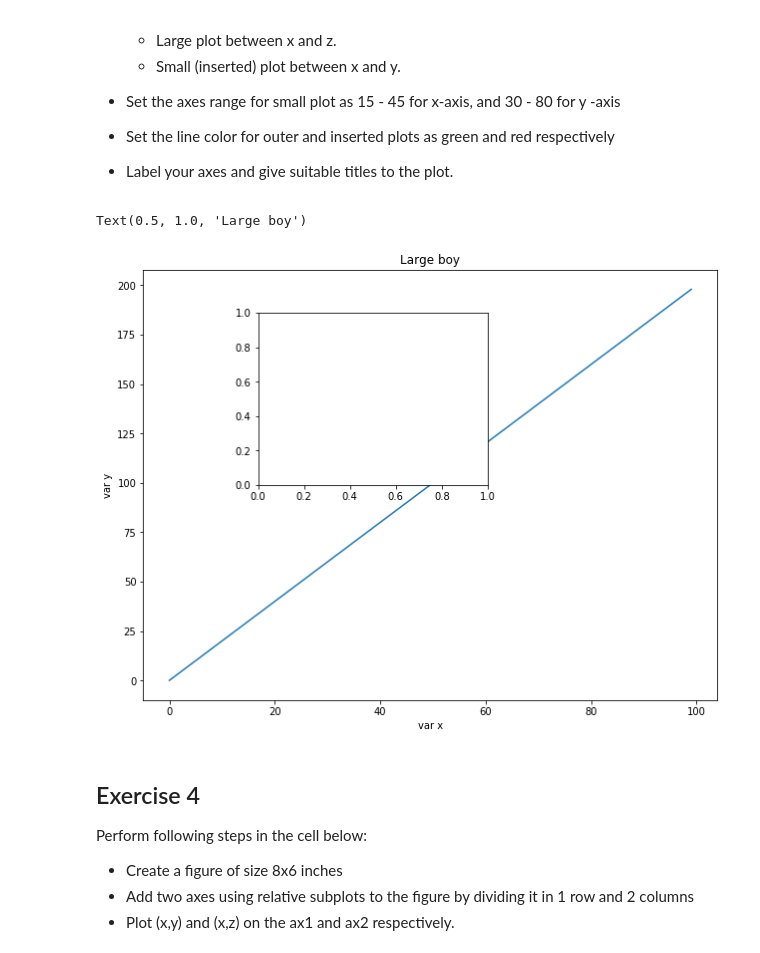
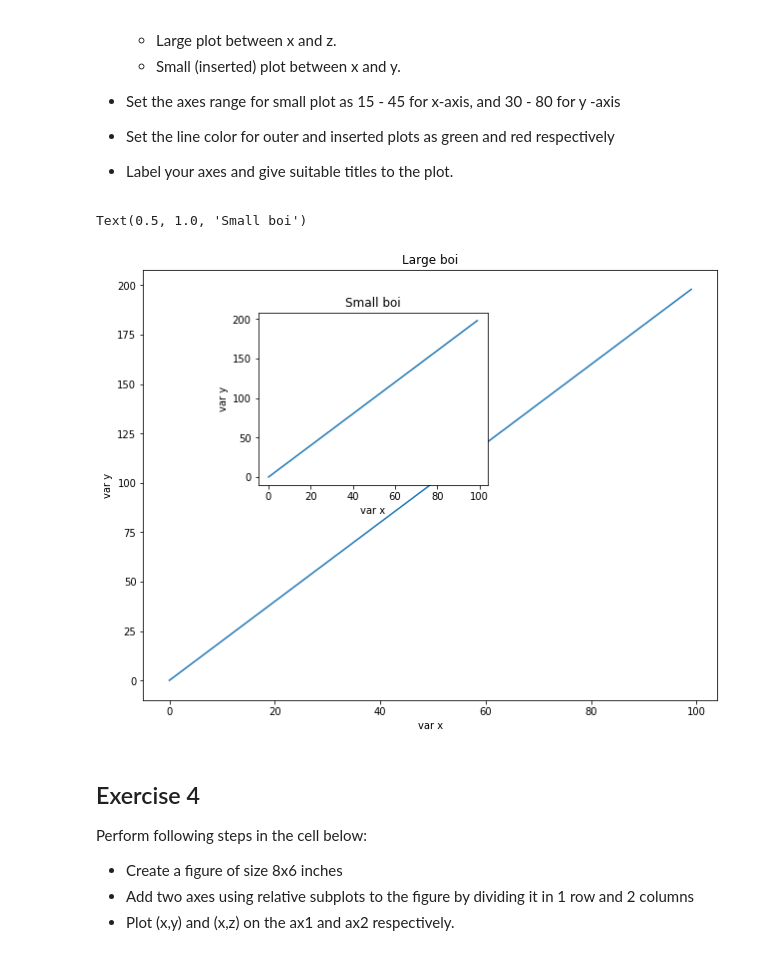
Before and after one commit to AustinKrause/ds-matplotlib-intro-lab-nyc-ds-career-031119, a Jupyter notebook: index.ipynb, the cells around one changed output. Cells and saved outputs as stored; diff of their text form; code cells hidden in the pictures.

```diff
--- a/index.ipynb
+++ b/index.ipynb
@@ -112,20 +112,20 @@ Perform following tasks in the cell below:
 # %%
 fig_3 = plt.figure(figsize=(8,6))
 ax_1 = fig_3.add_axes([0,0,1,1])
 ax_2 = fig_3.add_axes([.2,.5,.4,.4])
 
 ax_1.plot(x,y)
 ax_1.set_xlabel('var x')
 ax_1.set_ylabel('var y')
-ax_1.set_title('Large boy')
+ax_1.set_title('Large boi')
 
 ax_2.plot(x,y)
 ax_2.set_xlabel('var x')
-ax_2.set.ylabel('var y')
+ax_2.set_ylabel('var y')
 ax_2.set_title('Small boi')
 # %% [output]
-Text(0.5, 1.0, 'Large boy')
+Text(0.5, 1.0, 'Small boi')
-[figure, old version]
+[figure, new version]
 # %% [markdown]
 ## Exercise 4
 
```
